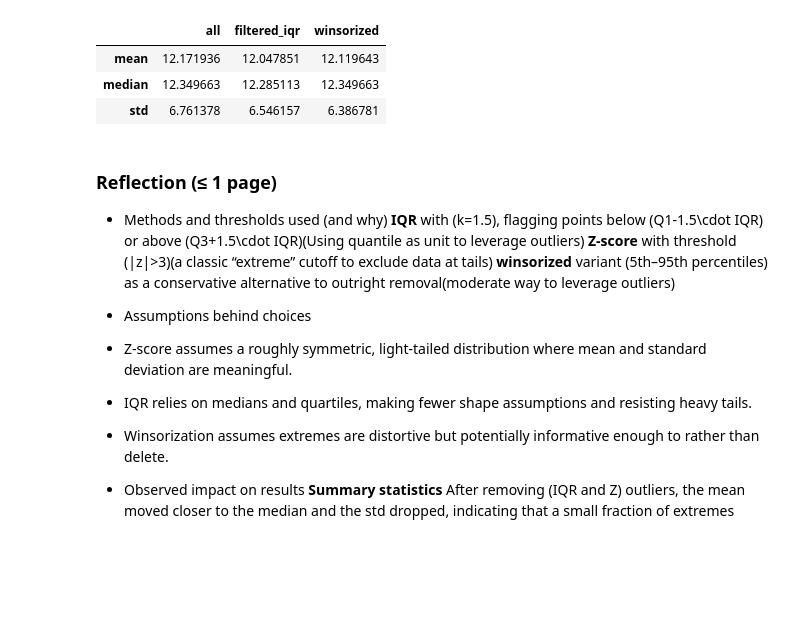
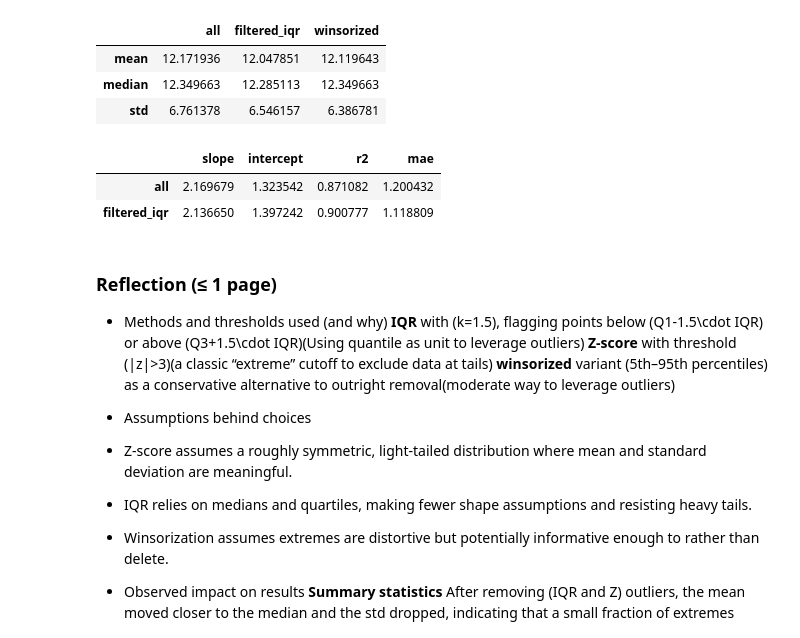
Before and after one commit to Serena666-web/bootcamp_Serena_Wang, a Jupyter notebook: homework/stage07_outliers-risk-assumptions/notebooks/stage07_outliers-risk-assumptions_homework-starter.ipynb, the cells around one changed output. Cells and saved outputs as stored; diff of their text form; code cells hidden in the pictures; blank space fills up the shorter version.

```diff
--- a/homework/stage07_outliers-risk-assumptions/notebooks/stage07_outliers-risk-assumptions_homework-starter.ipynb
+++ b/homework/stage07_outliers-risk-assumptions/notebooks/stage07_outliers-risk-assumptions_homework-starter.ipynb
@@ -175,25 +175,29 @@ comp
 # %%
 # Option B: Simple regression (if x present)
 if 'x' in df.columns:
     X_all = df[['x']].to_numpy(); y_all = df[target_col].to_numpy()
     X_filtered = df.loc[~df['outlier_iqr'], ['x']].to_numpy(); y_filtered = df.loc[~df['outlier_iqr'], target_col].to_numpy()
 
     model_all = LinearRegression().fit(X_all, y_all)
     model_flt = LinearRegression().fit(X_filtered, y_filtered)
 
     mae_all = mean_absolute_error(y_all, model_all.predict(X_all))
     mae_flt = mean_absolute_error(y_filtered, model_flt.predict(X_filtered))
 
     results = pd.DataFrame({
         'slope': [model_all.coef_[0], model_flt.coef_[0]],
         'intercept': [model_all.intercept_, model_flt.intercept_],
         'r2': [model_all.score(X_all, y_all), model_flt.score(X_filtered, y_filtered)],
         'mae': [mae_all, mae_flt]
     }, index=['all', 'filtered_iqr'])
-    results
+    display(results)
 else:
     results = None
     print("No 'x' column; skip regression or engineer features.")
+# %% [output]
+|  | slope | intercept | r2 | mae |
+| all | 2.169679 | 1.323542 | 0.871082 | 1.200432 |
+| filtered_iqr | 2.136650 | 1.397242 | 0.900777 | 1.118809 |
 # %% [markdown]
 ### Reflection (≤ 1 page)
 - Methods and thresholds used (and why)
```
